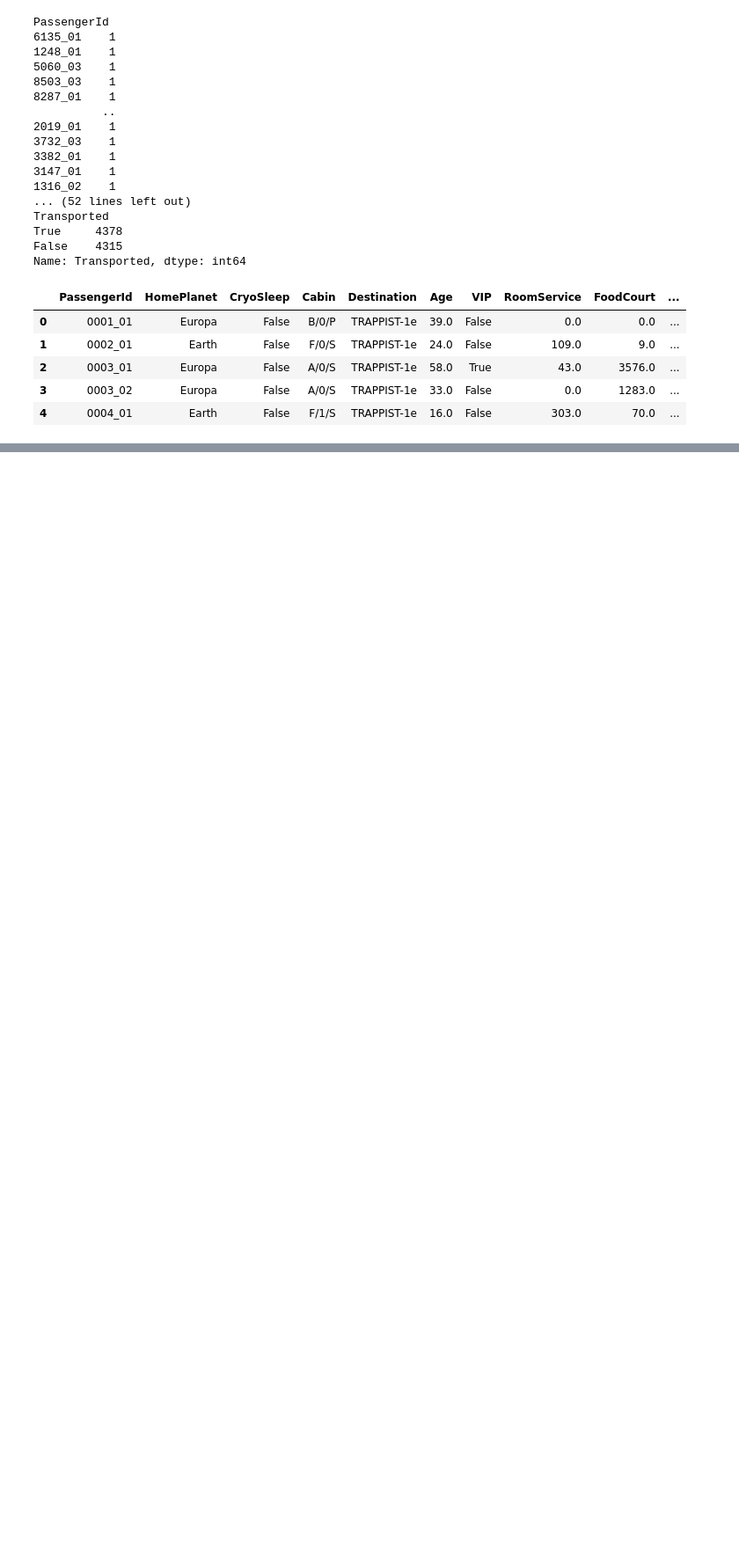
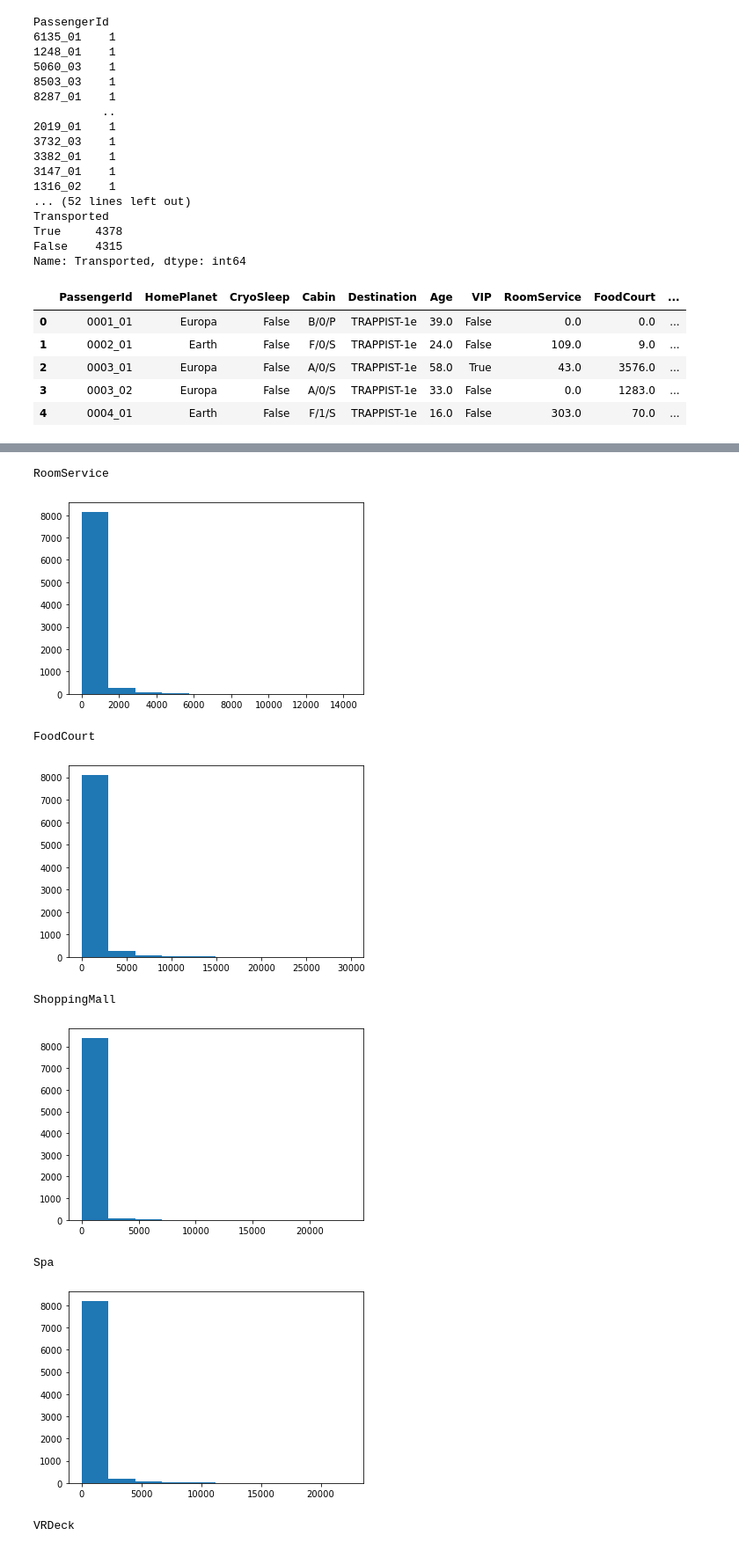
Before and after one commit to lainslie-18/spaceship-titanic, a Jupyter notebook: spaceship_titanic_explore.ipynb, the cells around one changed output, grey strips where cells are left out. Shown at 88% size. Saved outputs shown, nothing was run; the diff lists cells and outputs as text; code cells hidden in the pictures; blank space fills up the shorter version.

```diff
--- a/spaceship_titanic_explore.ipynb
+++ b/spaceship_titanic_explore.ipynb
@@ -117,0 +116,17 @@ plt.hist(df.Age)
+# %%
+# check distribution for amounts billed for different services
+cols = ['RoomService', 'FoodCourt', 'ShoppingMall', 'Spa', 'VRDeck']
+for col in cols:
+    print(col)
+    plt.hist(df[col])
+    plt.show()
+# %% [output]
+RoomService
+[figure, added]
+FoodCourt
+[figure, added]
+ShoppingMall
+[figure, added]
+Spa
+[figure, added]
+VRDeck
```
Also changed, not shown: parts of 7 cells of this notebook.
